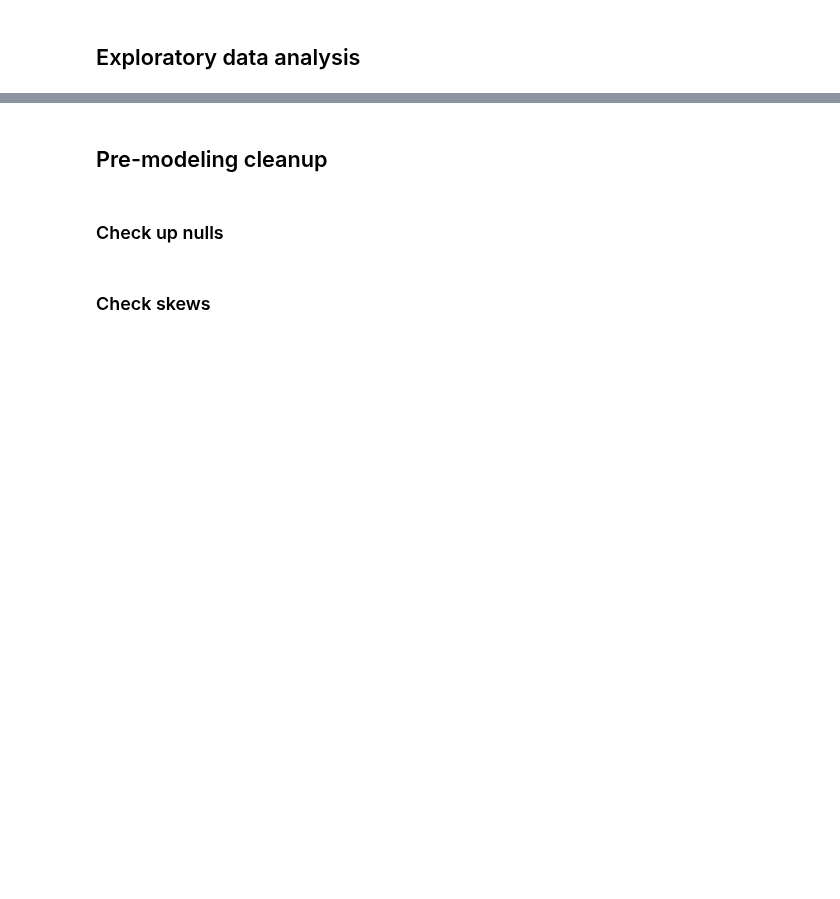
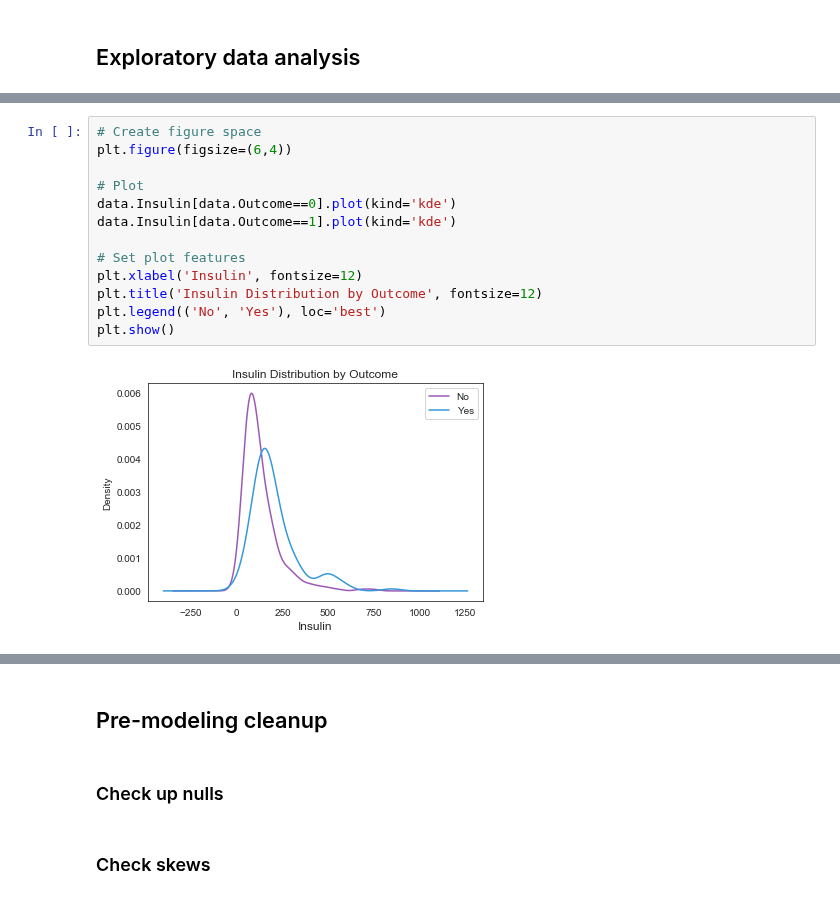
Before and after one commit to davidtnly/Python, a Jupyter notebook: MachineLearning/11-handling-missing-values-class-models.ipynb, the cells around one changed output, grey strips where cells are left out. Saved outputs shown, nothing was run; the diff lists cells and outputs as text; blank space fills up the shorter version.

```diff
--- a/MachineLearning/11-handling-missing-values-class-models.ipynb
+++ b/MachineLearning/11-handling-missing-values-class-models.ipynb
@@ -490,0 +558,15 @@ __Summary: Possible solutions__
+# %%
+# Create figure space
+plt.figure(figsize=(6,4))
+
+# Plot
+data.Insulin[data.Outcome==0].plot(kind='kde')
+data.Insulin[data.Outcome==1].plot(kind='kde')
+
+# Set plot features
+plt.xlabel('Insulin', fontsize=12)
+plt.title('Insulin Distribution by Outcome', fontsize=12)
+plt.legend(('No', 'Yes'), loc='best')
+plt.show()
+# %% [output]
+[figure, added]
```
Also changed, not shown: parts of 36 cells of this notebook.
